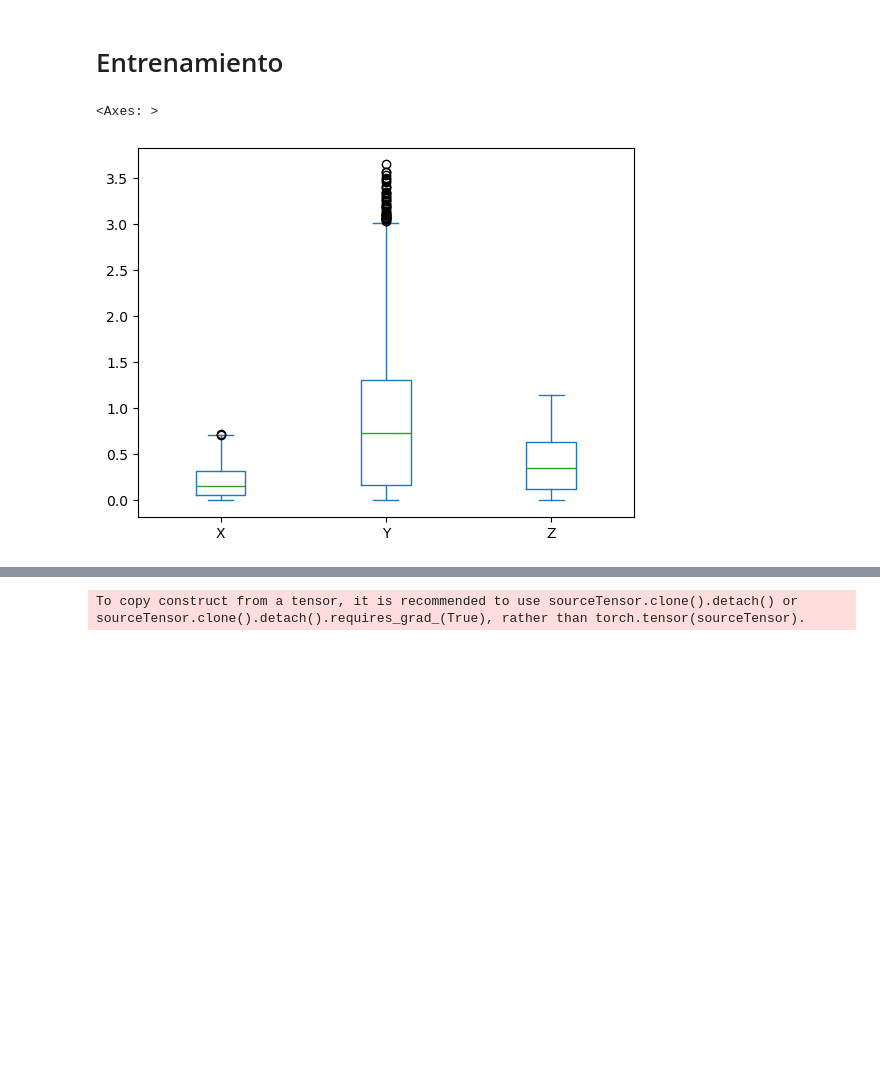
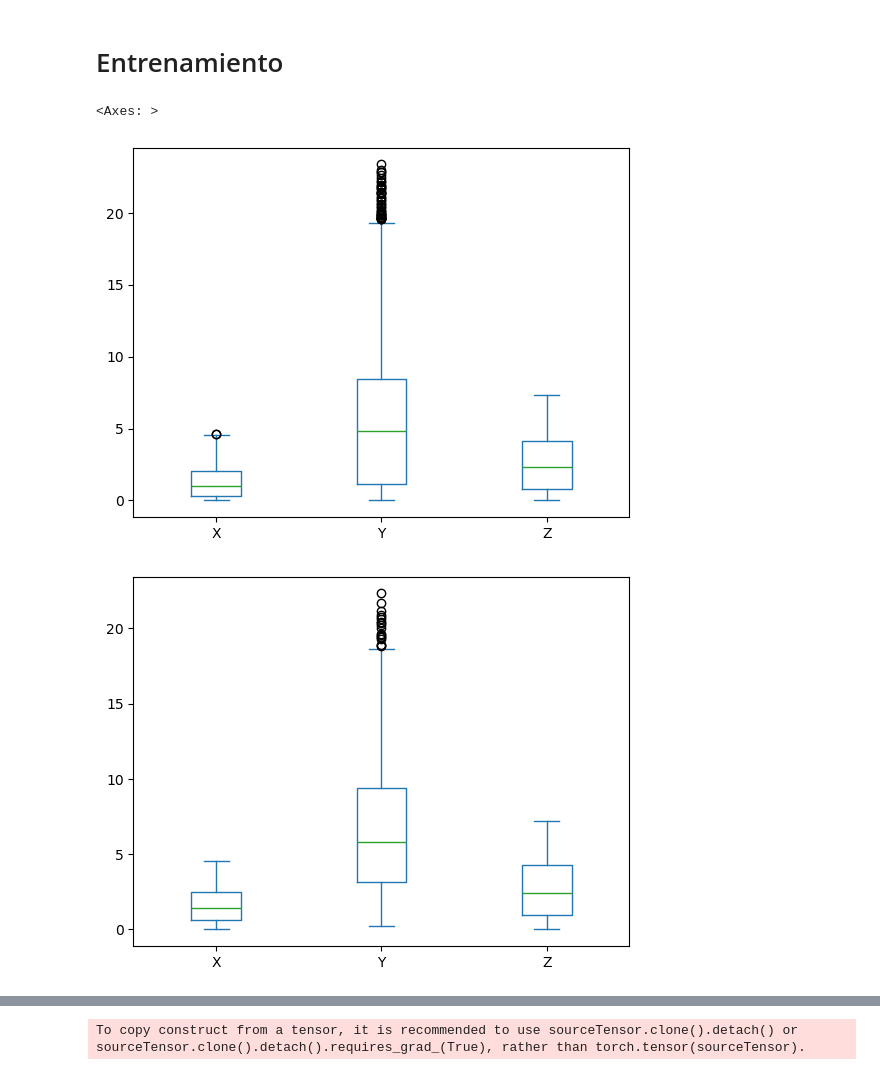
Before and after one commit to ArturoSirvent/DeepElasticity, a Jupyter notebook: notebooks/001-LinealElasticity/000-Lo_que_ya_funcionaba.ipynb, the cells around one changed output, grey strips where cells are left out. Cells and saved outputs as stored; diff of their text form; code cells hidden in the pictures; blank space fills up the shorter version.

```diff
--- a/notebooks/001-LinealElasticity/000-Lo_que_ya_funcionaba.ipynb
+++ b/notebooks/001-LinealElasticity/000-Lo_que_ya_funcionaba.ipynb
@@ -61,7 +61,7 @@ class Data:
         except:
             return False
 
-    def load_data(self,load_stage=10):
+    def load_data(self,load_stage=10,normalize_pos=False):
         # carga las posiciones de los nodos
         initialPosition_data_path = f"{self.base_dir}/ARTURO_TEST_1/NODES.txt"
 
@@ -75,6 +75,12 @@ class Data:
         self.initialPosition_data_pd=pd.DataFrame(initialPosition_data_np,columns=["Node","X","Y","Z"]).set_index("Node")
         self.Pos_min=self.initialPosition_data_pd.min().to_numpy()
         self.Pos_max=self.initialPosition_data_pd.max().to_numpy()
+
+        #noramlizamos las posiciones
+        if normalize_pos:
+            self.initialPosition_data_pd=(self.initialPosition_data_pd-self.initialPosition_data_pd.min())/(self.initialPosition_data_pd.max()-self.initialPosition_data_pd.min())
+
+
         #carga el streess
         if self.E is not None:
             stress_data_path = f"{self.base_dir}/{self.folder}/PSOL_{load_stage}_NODAL_STRESSES_E{self.E}.txt"
@@ -91,7 +97,6 @@ class Data:
         stress_data=[re.findall(patron,i) for i in stress_data]
         stress_data=np.array(stress_data,dtype=float)
         self.stress_data_pd=pd.DataFrame(stress_data,columns=["Node","SX","SY","SZ","SXY","SYZ","SXZ"]).set_index("Node")[["SX","SY","SZ","SYZ","SXZ","SXY"]] # lo queremos asi : s11,s22,s33,s23,s13,s12
-
         # cargar datos de desplazamiento
         if self.E is not None:
             displacement_data_path = f"{self.base_dir}/{self.folder}/PSOL_{load_stage}_NODAL_DISP_E{self.E}.txt"
@@ -137,6 +142,8 @@ class Data:
         self.force_data_pd["Fuerza"]=self.force_data_pd["Fuerza"].astype(float)
         self.force_data_pd=self.force_data_pd.set_index("Node")
         self.force_data_pd.index=self.force_data_pd.index.astype(int)
+
+        self.stress_data_pd=self.stress_data_pd.iloc[self.stress_data_pd.index.isin(self.force_data_pd.index)]
 
 
         #ponemos todos los datos en común usando los nodos como clave
@@ -555,14 +568,16 @@ class PINN(DNN):
 # Entrenamiento
 # %%
 #tenemos que cargar correctamente los datos para usarlos
-data=Data("LINEAR_SMALL_DISP",10)
+data=Data("MULTIPLE_E_VALUES_NEW",10,E="0.005")
 data.load_data()
 train_init_pos_main,train_disp_main,test_init_pos_main,test_disp_main,position_selected_stresses,return_stress,return_colloc_points=data.prepare_pytorch_data()
 # %%
 pd.DataFrame(np.abs(train_disp_main.cpu().detach().numpy()),columns=["X","Y","Z"]).plot(kind="box")
+pd.DataFrame(np.abs(test_disp_main.cpu().detach().numpy()),columns=["X","Y","Z"]).plot(kind="box")
 # %% [output]
 <Axes: >
-[figure, old version]
+[figure, new version]
+[figure, added]
 # %%
 data.initialPosition_data_pd.filter(data.index_stress,axis=0)
 # %% [output]
```
Also changed, not shown: parts of 22 cells of this notebook, 5 other files.
